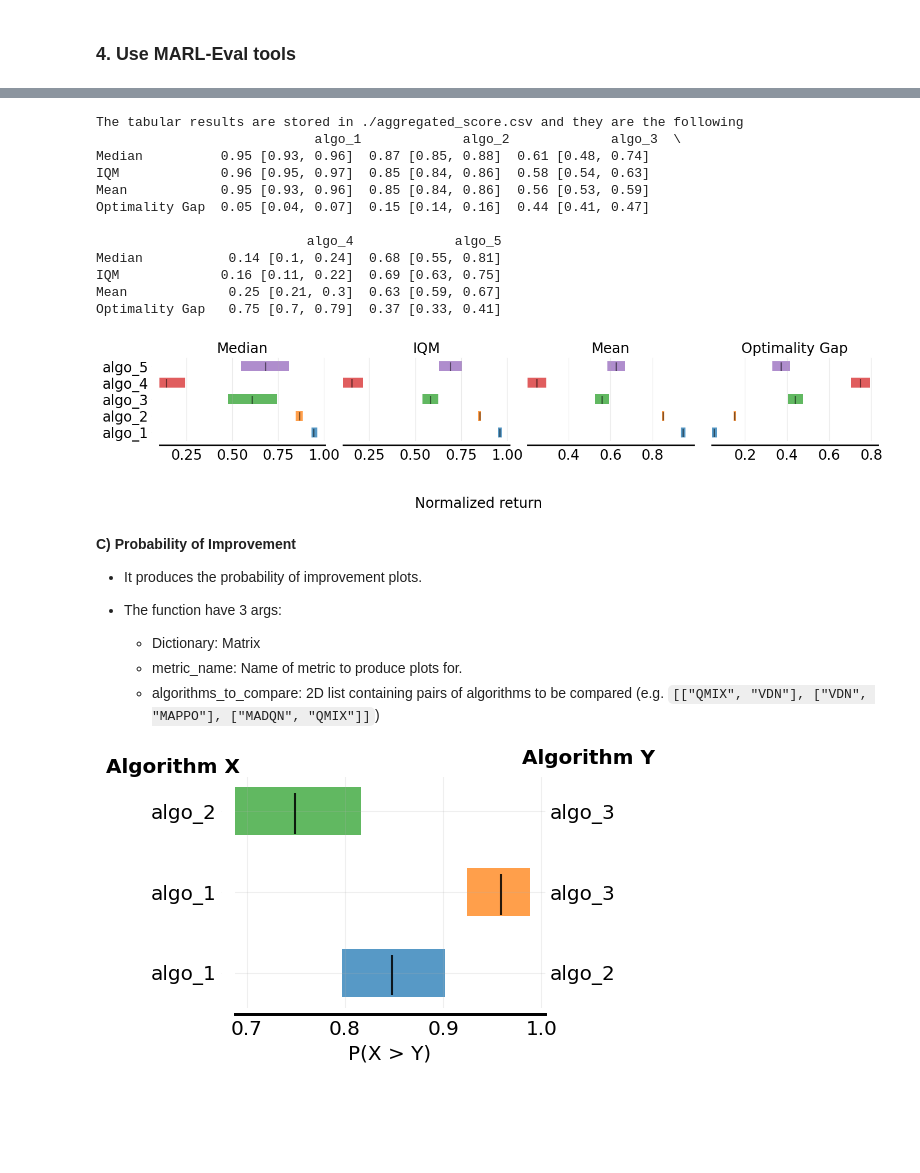
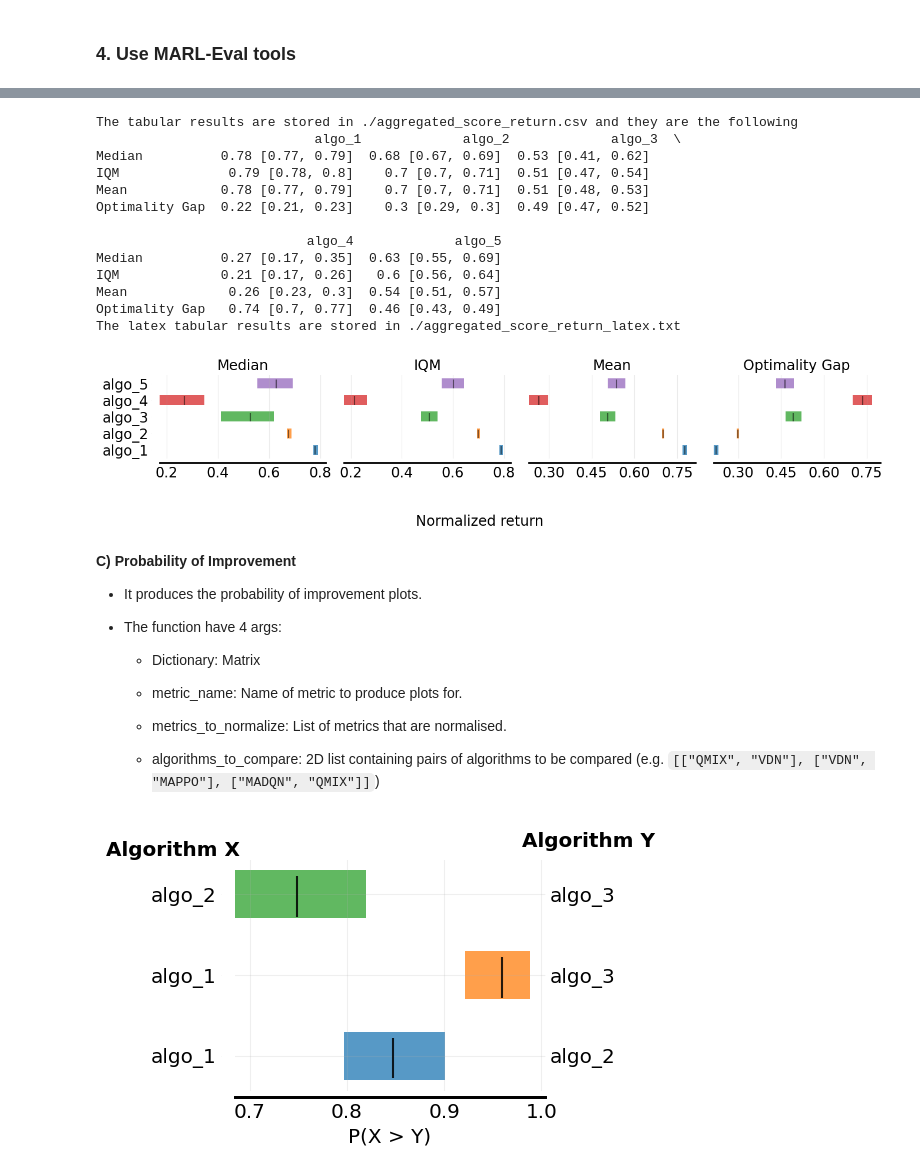
Before and after one commit to instadeepai/marl-eval, a Jupyter notebook: examples/quickstart.ipynb, the cells around one changed output, grey strips where cells are left out. Cells and saved outputs as stored; diff of their text form; code cells hidden in the pictures; blank space fills up the shorter version.

```diff
--- a/examples/quickstart.ipynb
+++ b/examples/quickstart.ipynb
@@ -116,37 +120,42 @@ fig, _, _ = aggregate_scores(
     dictionary=environment_comparison_matrix,
     metric_name="return",
     metrics_to_normalize=METRICS_TO_NORMALIZE,
+    save_tabular_as_latex=True,
 )
 # %% [output]
-The tabular results are stored in ./aggregated_score.csv and they are the following
+The tabular results are stored in ./aggregated_score_return.csv and they are the following
                             algo_1             algo_2             algo_3  \
-Median          0.95 [0.93, 0.96]  0.87 [0.85, 0.88]  0.61 [0.48, 0.74]
-IQM             0.96 [0.95, 0.97]  0.85 [0.84, 0.86]  0.58 [0.54, 0.63]
-Mean            0.95 [0.93, 0.96]  0.85 [0.84, 0.86]  0.56 [0.53, 0.59]
-Optimality Gap  0.05 [0.04, 0.07]  0.15 [0.14, 0.16]  0.44 [0.41, 0.47]
+Median          0.78 [0.77, 0.79]  0.68 [0.67, 0.69]  0.53 [0.41, 0.62]
+IQM              0.79 [0.78, 0.8]    0.7 [0.7, 0.71]  0.51 [0.47, 0.54]
+Mean            0.78 [0.77, 0.79]    0.7 [0.7, 0.71]  0.51 [0.48, 0.53]
+Optimality Gap  0.22 [0.21, 0.23]    0.3 [0.29, 0.3]  0.49 [0.47, 0.52]
 
                            algo_4             algo_5
-Median           0.14 [0.1, 0.24]  0.68 [0.55, 0.81]
-IQM             0.16 [0.11, 0.22]  0.69 [0.63, 0.75]
-Mean             0.25 [0.21, 0.3]  0.63 [0.59, 0.67]
-Optimality Gap   0.75 [0.7, 0.79]  0.37 [0.33, 0.41]
+Median          0.27 [0.17, 0.35]  0.63 [0.55, 0.69]
+IQM             0.21 [0.17, 0.26]   0.6 [0.56, 0.64]
+Mean             0.26 [0.23, 0.3]  0.54 [0.51, 0.57]
+Optimality Gap   0.74 [0.7, 0.77]  0.46 [0.43, 0.49]
+The latex tabular results are stored in ./aggregated_score_return_latex.txt
-[figure, old version]
+[figure, new version]
 # %% [markdown]
 **C) Probability of Improvement**
    - It produces the probability of improvement plots.
 
-   - The function have 3 args:
+   - The function have 4 args:
       - Dictionary: Matrix
+
       - metric_name: Name of metric to produce plots for.
+      - metrics_to_normalize: List of metrics that are normalised.
       - algorithms_to_compare: 2D list containing pairs of algorithms to be compared (e.g. `[["QMIX", "VDN"], ["VDN", "MAPPO"], ["MADQN", "QMIX"]]`)
 # %%
 fig = probability_of_improvement(
     environment_comparison_matrix,
     metric_name="success_rate",
+    metrics_to_normalize=METRICS_TO_NORMALIZE,
     algorithms_to_compare=[["algo_1", "algo_2"], ["algo_1", "algo_3"], ["algo_2", "algo_3"]],
 )
 # %% [output]
-[figure, old version]
+[figure, new version]
 # %% [markdown]
 **d) Sample Efficiency Curves**
    - It produces the Sample Efficiency Curve plots.
```
Also changed, not shown: parts of 5 cells of this notebook.
